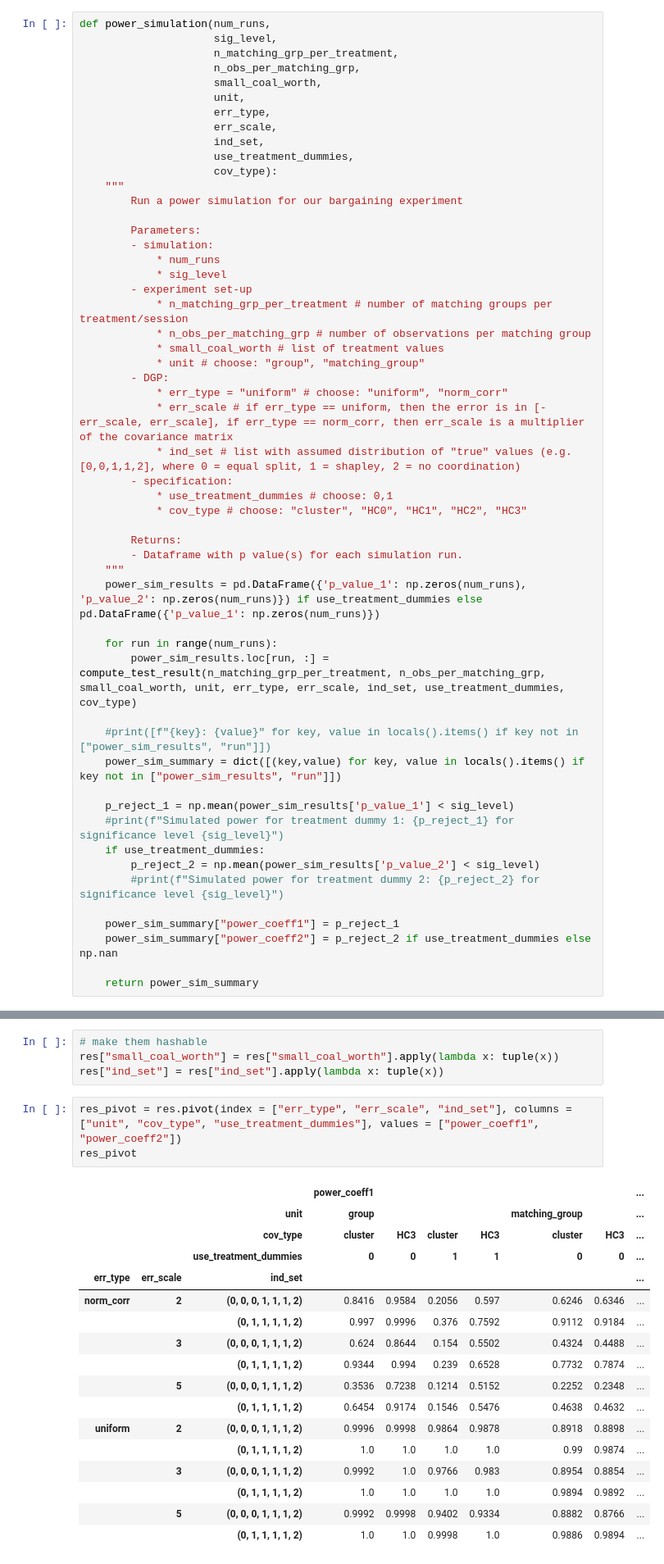
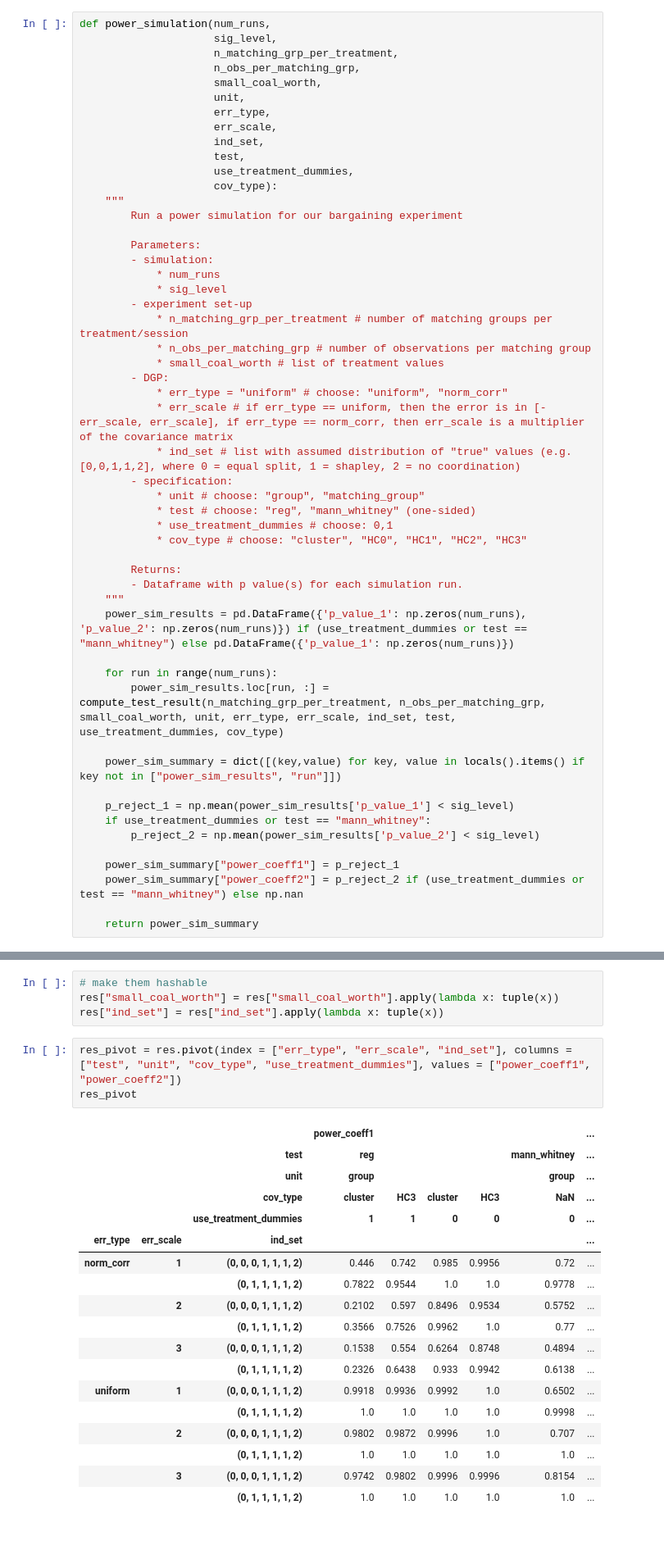
Before and after one commit to stanmart/unstructured-bargaining-analysis, a Jupyter notebook: power.ipynb, the cells around one changed output, grey strips where cells are left out. Shown at 82% size. Drawn from its saved outputs; the diff is of its cells as text; blank space fills up the shorter version.

Commit message:
- Added a nonparametric test (Mann-Whitney) - Restructured computation over grid (only keep sensible combinations)

```diff
--- a/power.ipynb
+++ b/power.ipynb
@@ -102,6 +111,7 @@ def power_simulation(num_runs,
                      err_type,
                      err_scale,
                      ind_set,
+                     test,
                      use_treatment_dummies,
                      cov_type):
     """
@@ -115,34 +125,32 @@ def power_simulation(num_runs,
             * n_matching_grp_per_treatment # number of matching groups per treatment/session
             * n_obs_per_matching_grp # number of observations per matching group
             * small_coal_worth # list of treatment values
-            * unit # choose: "group", "matching_group"
         - DGP:
             * err_type = "uniform" # choose: "uniform", "norm_corr"
             * err_scale # if err_type == uniform, then the error is in [-err_scale, err_scale], if err_type == norm_corr, then err_scale is a multiplier of the covariance matrix
             * ind_set # list with assumed distribution of "true" values (e.g. [0,0,1,1,2], where 0 = equal split, 1 = shapley, 2 = no coordination)
         - specification:
+            * unit # choose: "group", "matching_group"
+            * test # choose: "reg", "mann_whitney" (one-sided)
             * use_treatment_dummies # choose: 0,1
             * cov_type # choose: "cluster", "HC0", "HC1", "HC2", "HC3"
 
         Returns:
         - Dataframe with p value(s) for each simulation run.
     """
-    power_sim_results = pd.DataFrame({'p_value_1': np.zeros(num_runs), 'p_value_2': np.zeros(num_runs)}) if use_treatment_dummies else pd.DataFrame({'p_value_1': np.zeros(num_runs)})
+    power_sim_results = pd.DataFrame({'p_value_1': np.zeros(num_runs), 'p_value_2': np.zeros(num_runs)}) if (use_treatment_dummies or test == "mann_whitney") else pd.DataFrame({'p_value_1': np.zeros(num_runs)})
 
     for run in range(num_runs):
-        power_sim_results.loc[run, :] = compute_test_result(n_matching_grp_per_treatment, n_obs_per_matching_grp, small_coal_worth, unit, err_type, err_scale, ind_set, use_treatment_dummies, cov_type)
+        power_sim_results.loc[run, :] = compute_test_result(n_matching_grp_per_treatment, n_obs_per_matching_grp, small_coal_worth, unit, err_type, err_scale, ind_set, test, use_treatment_dummies, cov_type)
 
-    #print([f"{key}: {value}" for key, value in locals().items() if key not in ["power_sim_results", "run"]])
     power_sim_summary = dict([(key,value) for key, value in locals().items() if key not in ["power_sim_results", "run"]])
 
     p_reject_1 = np.mean(power_sim_results['p_value_1'] < sig_level)
-    #print(f"Simulated power for treatment dummy 1: {p_reject_1} for significance level {sig_level}")
-    if use_treatment_dummies:
+    if use_treatment_dummies or test == "mann_whitney":
         p_reject_2 = np.mean(power_sim_results['p_value_2'] < sig_level)
-        #print(f"Simulated power for treatment dummy 2: {p_reject_2} for significance level {sig_level}")
 
     power_sim_summary["power_coeff1"] = p_reject_1
-    power_sim_summary["power_coeff2"] = p_reject_2 if use_treatment_dummies else np.nan
+    power_sim_summary["power_coeff2"] = p_reject_2 if (use_treatment_dummies or test == "mann_whitney") else np.nan
 
     return power_sim_summary
 # %%
@@ -194,24 +212,25 @@ Basic analysis of results
 res["small_coal_worth"] = res["small_coal_worth"].apply(lambda x: tuple(x))
 res["ind_set"] = res["ind_set"].apply(lambda x: tuple(x))
 # %%
-res_pivot = res.pivot(index = ["err_type", "err_scale", "ind_set"], columns = ["unit", "cov_type", "use_treatment_dummies"], values = ["power_coeff1", "power_coeff2"])
+res_pivot = res.pivot(index = ["err_type", "err_scale", "ind_set"], columns = ["test", "unit", "cov_type", "use_treatment_dummies"], values = ["power_coeff1", "power_coeff2"])
 res_pivot
 # %% [output]
-|  |  |  | power_coeff1 |  |  |  |  |  | ... |
-|  |  | unit | group |  |  |  | matching_group |  | ... |
-|  |  | cov_type | cluster | HC3 | cluster | HC3 | cluster | HC3 | ... |
-|  |  | use_treatment_dummies | 0 | 0 | 1 | 1 | 0 | 0 | ... |
-| err_type | err_scale | ind_set |  |  |  |  |  |  | ... |
-| norm_corr | 2 | (0, 0, 0, 1, 1, 1, 2) | 0.8416 | 0.9584 | 0.2056 | 0.597 | 0.6246 | 0.6346 | ... |
-|  |  | (0, 1, 1, 1, 1, 2) | 0.997 | 0.9996 | 0.376 | 0.7592 | 0.9112 | 0.9184 | ... |
-|  | 3 | (0, 0, 0, 1, 1, 1, 2) | 0.624 | 0.8644 | 0.154 | 0.5502 | 0.4324 | 0.4488 | ... |
-|  |  | (0, 1, 1, 1, 1, 2) | 0.9344 | 0.994 | 0.239 | 0.6528 | 0.7732 | 0.7874 | ... |
-|  | 5 | (0, 0, 0, 1, 1, 1, 2) | 0.3536 | 0.7238 | 0.1214 | 0.5152 | 0.2252 | 0.2348 | ... |
-|  |  | (0, 1, 1, 1, 1, 2) | 0.6454 | 0.9174 | 0.1546 | 0.5476 | 0.4638 | 0.4632 | ... |
-| uniform | 2 | (0, 0, 0, 1, 1, 1, 2) | 0.9996 | 0.9998 | 0.9864 | 0.9878 | 0.8918 | 0.8898 | ... |
-|  |  | (0, 1, 1, 1, 1, 2) | 1.0 | 1.0 | 1.0 | 1.0 | 0.99 | 0.9874 | ... |
-|  | 3 | (0, 0, 0, 1, 1, 1, 2) | 0.9992 | 1.0 | 0.9766 | 0.983 | 0.8954 | 0.8854 | ... |
-|  |  | (0, 1, 1, 1, 1, 2) | 1.0 | 1.0 | 1.0 | 1.0 | 0.9894 | 0.9892 | ... |
-|  | 5 | (0, 0, 0, 1, 1, 1, 2) | 0.9992 | 0.9998 | 0.9402 | 0.9334 | 0.8882 | 0.8766 | ... |
-|  |  | (0, 1, 1, 1, 1, 2) | 1.0 | 1.0 | 0.9998 | 1.0 | 0.9886 | 0.9894 | ... |
+|  |  |  | power_coeff1 |  |  |  |  | ... |
+|  |  | test | reg |  |  |  | mann_whitney | ... |
+|  |  | unit | group |  |  |  | group | ... |
+|  |  | cov_type | cluster | HC3 | cluster | HC3 | NaN | ... |
+|  |  | use_treatment_dummies | 1 | 1 | 0 | 0 | 0 | ... |
+| err_type | err_scale | ind_set |  |  |  |  |  | ... |
+| norm_corr | 1 | (0, 0, 0, 1, 1, 1, 2) | 0.446 | 0.742 | 0.985 | 0.9956 | 0.72 | ... |
+|  |  | (0, 1, 1, 1, 1, 2) | 0.7822 | 0.9544 | 1.0 | 1.0 | 0.9778 | ... |
+|  | 2 | (0, 0, 0, 1, 1, 1, 2) | 0.2102 | 0.597 | 0.8496 | 0.9534 | 0.5752 | ... |
+|  |  | (0, 1, 1, 1, 1, 2) | 0.3566 | 0.7526 | 0.9962 | 1.0 | 0.77 | ... |
+|  | 3 | (0, 0, 0, 1, 1, 1, 2) | 0.1538 | 0.554 | 0.6264 | 0.8748 | 0.4894 | ... |
+|  |  | (0, 1, 1, 1, 1, 2) | 0.2326 | 0.6438 | 0.933 | 0.9942 | 0.6138 | ... |
+| uniform | 1 | (0, 0, 0, 1, 1, 1, 2) | 0.9918 | 0.9936 | 0.9992 | 1.0 | 0.6502 | ... |
+|  |  | (0, 1, 1, 1, 1, 2) | 1.0 | 1.0 | 1.0 | 1.0 | 0.9998 | ... |
+|  | 2 | (0, 0, 0, 1, 1, 1, 2) | 0.9802 | 0.9872 | 0.9996 | 1.0 | 0.707 | ... |
+|  |  | (0, 1, 1, 1, 1, 2) | 1.0 | 1.0 | 1.0 | 1.0 | 1.0 | ... |
+|  | 3 | (0, 0, 0, 1, 1, 1, 2) | 0.9742 | 0.9802 | 0.9996 | 0.9996 | 0.8154 | ... |
+|  |  | (0, 1, 1, 1, 1, 2) | 1.0 | 1.0 | 1.0 | 1.0 | 1.0 | ... |
 # %%
```
Also changed, not shown: parts of 15 cells of this notebook.
